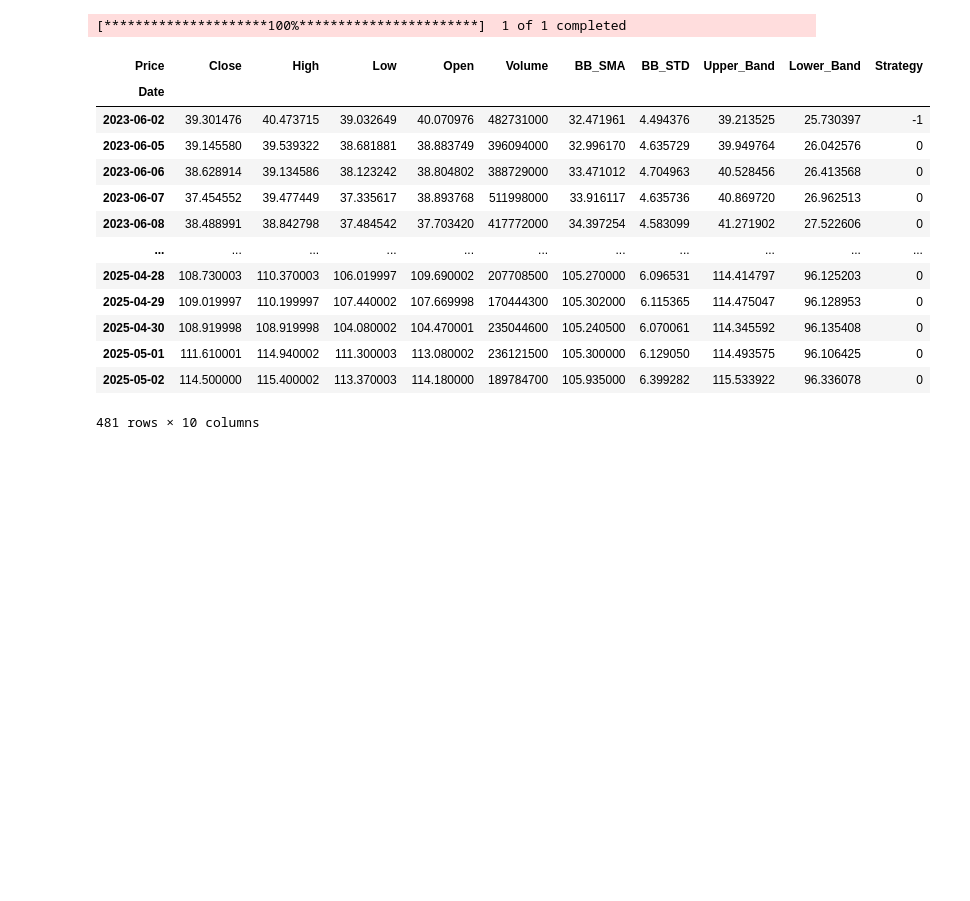
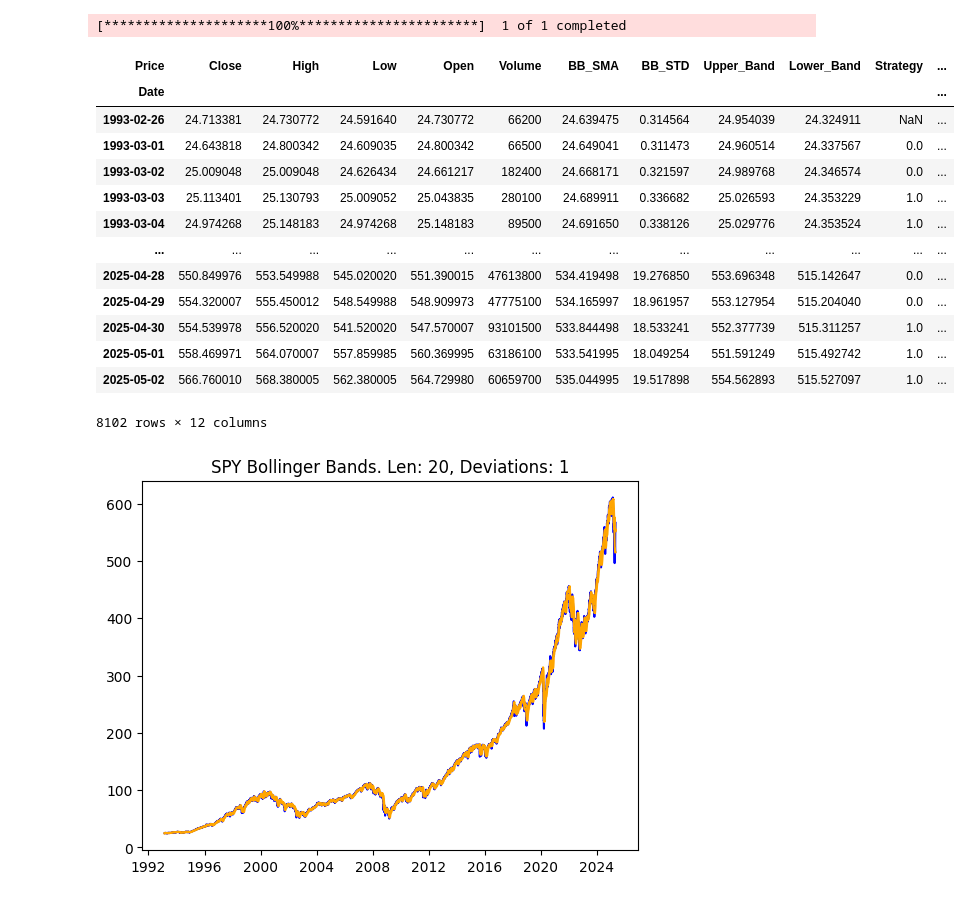
Before and after one commit to franciskamande-ai/MODELS, a Jupyter notebook: BB.ipynb, the cells around one changed output. Saved outputs shown, nothing was run; the diff lists cells and outputs as text; code cells hidden in the pictures; blank space fills up the shorter version.

```diff
--- a/BB.ipynb
+++ b/BB.ipynb
@@ -4,10 +4,10 @@ import yfinance as yf
 import pandas as pd
 import numpy as np
 # %%
-TICKER = 'NVDA'
+TICKER = 'SPY'
 BB_LEN = 20
-DEVS = 1.5
-LOOKBACK = 500
+DEVS = 1
+LOOKBACK = 10000
 
 def get_data(ticker=TICKER, lookback=LOOKBACK):
     df = yf.download(ticker)
@@ -27,47 +27,67 @@ def add_bollinger_bands(df, devs=DEVS, bb_len=BB_LEN):
     df['Upper_Band'] = df['BB_SMA'] + (devs * df['BB_STD'])
     df['Lower_Band'] = df['BB_SMA'] - (devs * df['BB_STD'])
 
+    df = df.dropna()
+
     plt.plot(df['Close'], color='blue')
     plt.plot(df['Upper_Band'], color='orange')
     plt.plot(df['Lower_Band'], color='orange')
 
     plt.title(f'{TICKER} Bollinger Bands. Len: {BB_LEN}, Deviations: {DEVS}');
 
-    return df.dropna()
+    return df
 
 def add_strategy(df):
     df['Strategy'] = 0
     df['Strategy'] = np.where(
-        df['Close'] > df['Upper_Band'], -1,
-        np.where(df['Close'] < df['Lower_Band'], 1, 0)
+        df['Close'] > df['Upper_Band'], 1,
+        np.where(df['Close'] < df['Lower_Band'], -1, 0)
         )
+
+    df['Strategy'] = df['Strategy'].shift(1)
+
+    return df
+
+def test_strategy(df):
+
+    df['Asset_Returns'] = (1 + df['Close'].pct_change()).cumprod() - 1
+    df['Strategy_Returns'] = (1 + df['Close'].pct_change() * df['Strategy']).cumprod() - 1
+
+    # plot the strategy returns
+    plt.figure()
+    plt.plot(df['Asset_Returns'])
+    plt.plot(df['Strategy_Returns'])
+    plt.legend([f'{TICKER} Cumulative', 'Strategy Cumulative'])
+    plt.title(F'Bollinger Bands Strategy vs {TICKER}');
 
     return df
 
 
 def main():
     df = get_data()
     df = add_bollinger_bands(df)
     df = add_strategy(df)
+    df = test_strategy(df)
 
     return df
 
 df = main()
 
 df
 # %% [output]
 [*********************100%***********************]  1 of 1 completed
-| Price | Close | High | Low | Open | Volume | BB_SMA | BB_STD | Upper_Band | Lower_Band | Strategy |
-| Date |  |  |  |  |  |  |  |  |  |  |
-| 2023-06-02 | 39.301476 | 40.473715 | 39.032649 | 40.070976 | 482731000 | 32.471961 | 4.494376 | 39.213525 | 25.730397 | -1 |
-| 2023-06-05 | 39.145580 | 39.539322 | 38.681881 | 38.883749 | 396094000 | 32.996170 | 4.635729 | 39.949764 | 26.042576 | 0 |
-| 2023-06-06 | 38.628914 | 39.134586 | 38.123242 | 38.804802 | 388729000 | 33.471012 | 4.704963 | 40.528456 | 26.413568 | 0 |
-| 2023-06-07 | 37.454552 | 39.477449 | 37.335617 | 38.893768 | 511998000 | 33.916117 | 4.635736 | 40.869720 | 26.962513 | 0 |
-| 2023-06-08 | 38.488991 | 38.842798 | 37.484542 | 37.703420 | 417772000 | 34.397254 | 4.583099 | 41.271902 | 27.522606 | 0 |
-| ... | ... | ... | ... | ... | ... | ... | ... | ... | ... | ... |
-| 2025-04-28 | 108.730003 | 110.370003 | 106.019997 | 109.690002 | 207708500 | 105.270000 | 6.096531 | 114.414797 | 96.125203 | 0 |
-| 2025-04-29 | 109.019997 | 110.199997 | 107.440002 | 107.669998 | 170444300 | 105.302000 | 6.115365 | 114.475047 | 96.128953 | 0 |
-| 2025-04-30 | 108.919998 | 108.919998 | 104.080002 | 104.470001 | 235044600 | 105.240500 | 6.070061 | 114.345592 | 96.135408 | 0 |
-| 2025-05-01 | 111.610001 | 114.940002 | 111.300003 | 113.080002 | 236121500 | 105.300000 | 6.129050 | 114.493575 | 96.106425 | 0 |
-| 2025-05-02 | 114.500000 | 115.400002 | 113.370003 | 114.180000 | 189784700 | 105.935000 | 6.399282 | 115.533922 | 96.336078 | 0 |
+| Price | Close | High | Low | Open | Volume | BB_SMA | BB_STD | Upper_Band | Lower_Band | Strategy | ... |
+| Date |  |  |  |  |  |  |  |  |  |  | ... |
+| 1993-02-26 | 24.713381 | 24.730772 | 24.591640 | 24.730772 | 66200 | 24.639475 | 0.314564 | 24.954039 | 24.324911 | NaN | ... |
+| 1993-03-01 | 24.643818 | 24.800342 | 24.609035 | 24.800342 | 66500 | 24.649041 | 0.311473 | 24.960514 | 24.337567 | 0.0 | ... |
+| 1993-03-02 | 25.009048 | 25.009048 | 24.626434 | 24.661217 | 182400 | 24.668171 | 0.321597 | 24.989768 | 24.346574 | 0.0 | ... |
+| 1993-03-03 | 25.113401 | 25.130793 | 25.009052 | 25.043835 | 280100 | 24.689911 | 0.336682 | 25.026593 | 24.353229 | 1.0 | ... |
+| 1993-03-04 | 24.974268 | 25.148183 | 24.974268 | 25.148183 | 89500 | 24.691650 | 0.338126 | 25.029776 | 24.353524 | 1.0 | ... |
+| ... | ... | ... | ... | ... | ... | ... | ... | ... | ... | ... | ... |
+| 2025-04-28 | 550.849976 | 553.549988 | 545.020020 | 551.390015 | 47613800 | 534.419498 | 19.276850 | 553.696348 | 515.142647 | 0.0 | ... |
+| 2025-04-29 | 554.320007 | 555.450012 | 548.549988 | 548.909973 | 47775100 | 534.165997 | 18.961957 | 553.127954 | 515.204040 | 0.0 | ... |
+| 2025-04-30 | 554.539978 | 556.520020 | 541.520020 | 547.570007 | 93101500 | 533.844498 | 18.533241 | 552.377739 | 515.311257 | 1.0 | ... |
+| 2025-05-01 | 558.469971 | 564.070007 | 557.859985 | 560.369995 | 63186100 | 533.541995 | 18.049254 | 551.591249 | 515.492742 | 1.0 | ... |
+| 2025-05-02 | 566.760010 | 568.380005 | 562.380005 | 564.729980 | 60659700 | 535.044995 | 19.517898 | 554.562893 | 515.527097 | 1.0 | ... |
-481 rows × 10 columns
+8102 rows × 12 columns
+[figure, added]
```
Also changed, not shown: parts of 2 cells of this notebook, 2 other files.
